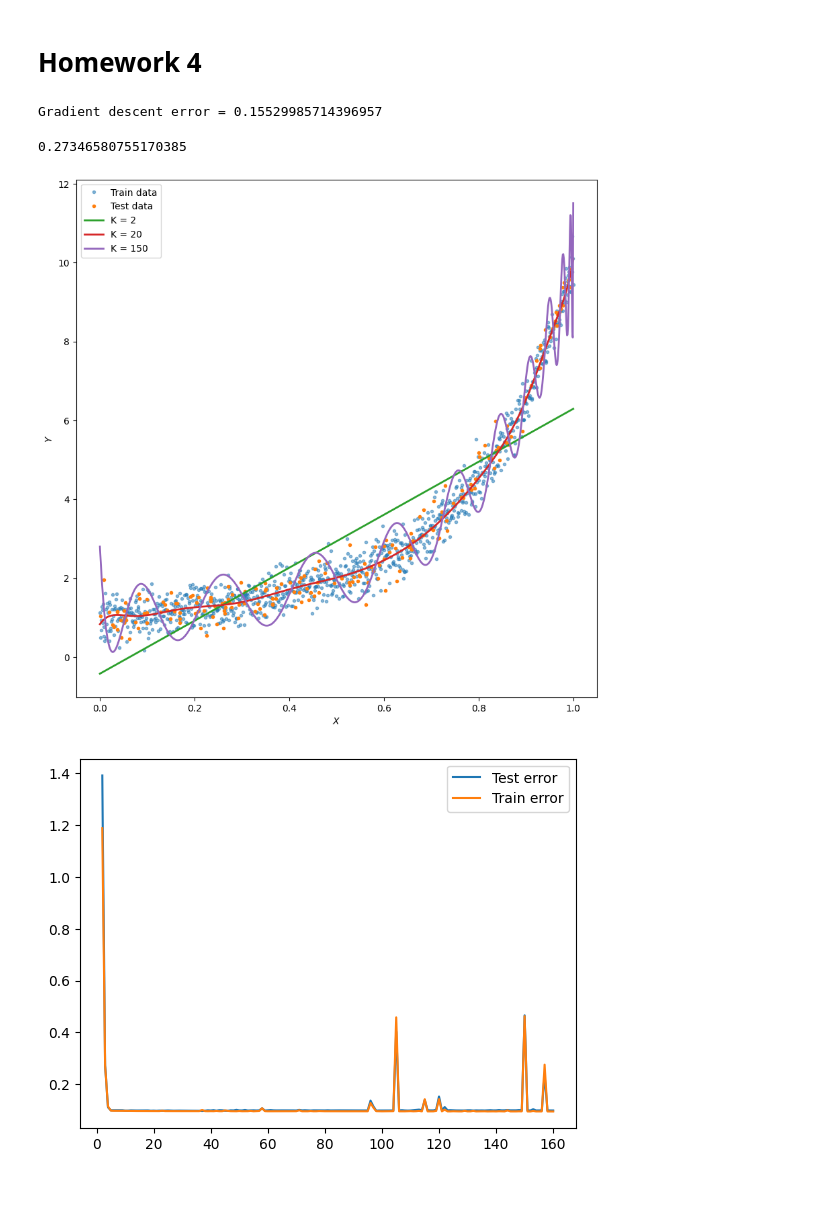
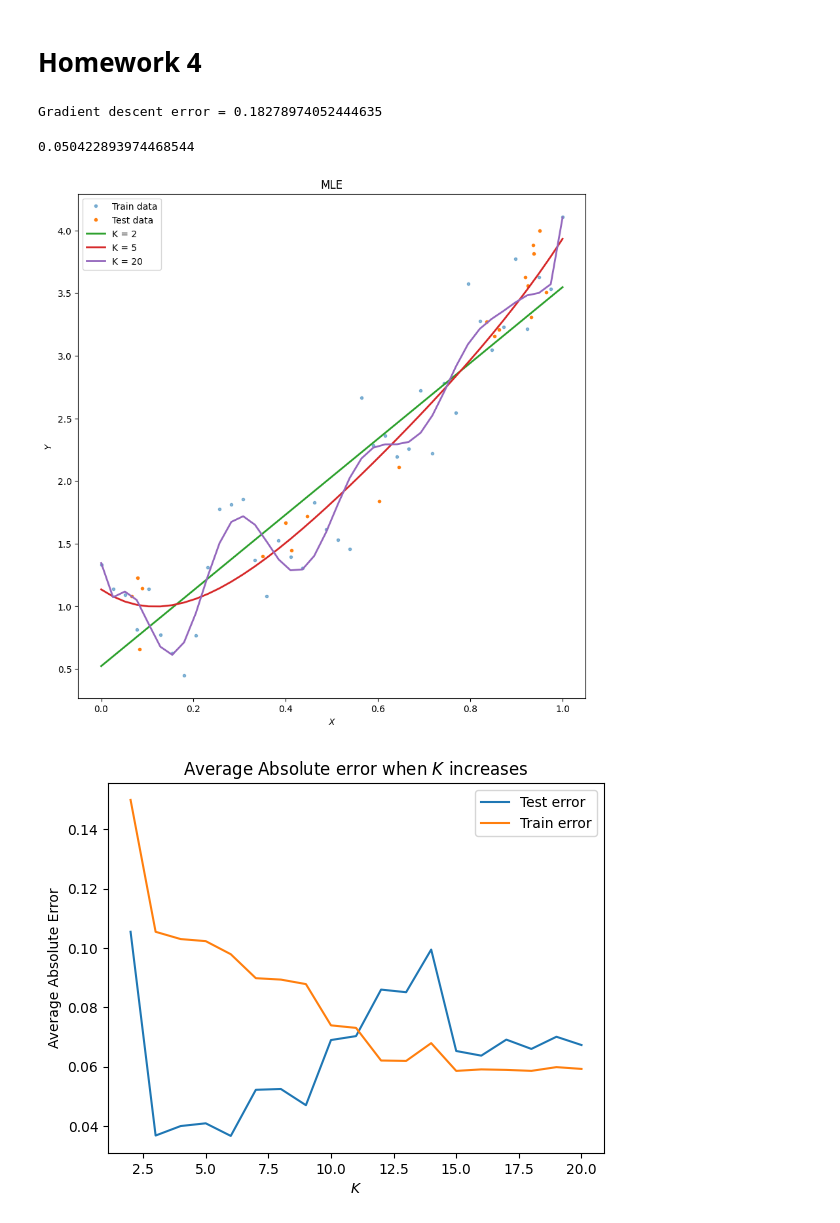
Before and after one commit to Tony3oo3/SMMAI_Lab, a Jupyter notebook: Homework_4/Homework4.ipynb, the cells around one changed output. Cells and saved outputs as stored; diff of their text form; code cells hidden in the pictures; blank space fills up the shorter version.

```diff
--- a/Homework_4/Homework4.ipynb
+++ b/Homework_4/Homework4.ipynb
@@ -4,14 +4,14 @@
 import numpy as  np
 import matplotlib.pyplot as plt
 # %%
-K = 10
+K = 4
 
 theta_true = np.ones((K, 1))
 # %%
 a = 0
 b = 1
 
-N = 1000
+N = 40
 X = np.linspace(a, b, N)
 # %%
 def vander(X, K):
@@ -131,7 +131,7 @@ def MLE(D, K, use_gd=False, use_sgd=False, gd_kmax = 1000, alpha=0.01, sgd_batch
 K_guess = 3
 theta_mle = MLE(D, K_guess, use_gd=True, alpha=0.001, gd_kmax=2000)
 # %% [output]
-Gradient descent error = 0.15529985714396957
+Gradient descent error = 0.18278974052444635
 # %%
 def avg_abs_error(theta, test_data):
     X_test, Y_test = test_data
@@ -141,7 +141,7 @@ def avg_abs_error(theta, test_data):
     return 1/N_test * np.power(np.linalg.norm(Phi @ theta - Y_test), 2)
 # %%
 # Generate test data
-N_test = 200
+N_test = N // 2
 
 rng = np.random.default_rng()
 
@@ -150,7 +150,7 @@ Y_test = vander(X_test, K) @ theta_true + rng.normal(0, np.sqrt(sigma_2), (N_tes
 # %%
 avg_abs_error(theta_mle, (X_test, Y_test))
 # %% [output]
-0.27346580755170385
+0.050422893974468544
 # %%
 # Plot with different Ks
 K1 = 2
@@ -166,6 +166,7 @@ theta_mle_K3 = MLE(D, K3)
 Phi_K3 = vander(X, K3)
 # %%
 plt.figure(figsize=(10, 10))
+plt.title("MLE")
 plt.plot(X, Y, ".", label="Train data", alpha=0.5)
 plt.plot(X_test, Y_test, ".", label="Test data")
 plt.plot(X, Phi_K1 @ theta_mle_K1, label=f"K = {K1}", lw=2)
@@ -176,26 +177,29 @@ plt.xlabel("$X$")
 plt.ylabel("$Y$")
 plt.show()
 # %% [output]
-[figure, old version]
+[figure, new version]
 # %%
 K_min = 2
-K_max = 160
+K_max = 20
 K_range = range(K_min, K_max + 1)
 
 test_error = np.zeros((K_max - K_min + 1, ))
 train_error = np.zeros((K_max - K_min + 1, ))
 
 for K_trial in K_range:
     theta_mle_trial = MLE(D, K_trial, use_gd=False)
     test_error[K_trial - K_min] = avg_abs_error(theta_mle_trial, (X_test, Y_test))
     train_error[K_trial - K_min] = avg_abs_error(theta_mle_trial, D)
 
+plt.title("Average Absolute error when $K$ increases")
+plt.xlabel("$K$")
+plt.ylabel("Average Absolute Error")
 plt.plot(K_range, test_error, label="Test error")
 plt.plot(K_range, train_error, label="Train error")
 plt.legend()
 plt.show()
 # %% [output]
-[figure, old version]
+[figure, new version]
 # %%
 def MAP(D, K, lb, use_gd=False, use_sgd=False):
     X, Y = D
```
Also changed, not shown: parts of 7 cells of this notebook.
